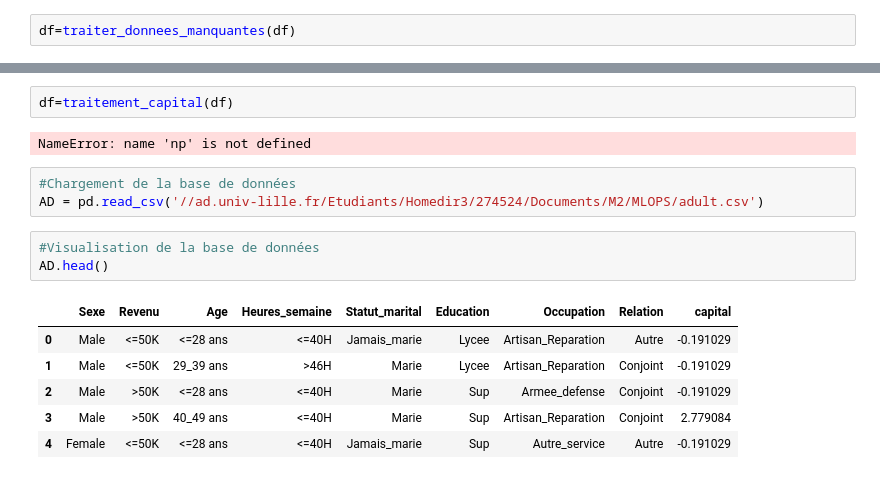
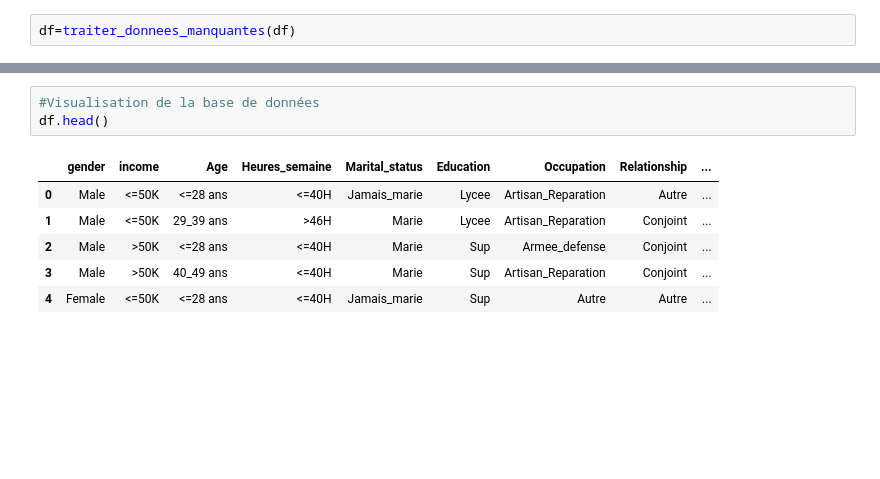
Before and after one commit to AxoulDeci/MLOPS, a Jupyter notebook: notebooks/stats_descriptives.ipynb, the cells around one changed output, grey strips where cells are left out. Drawn from its saved outputs; the diff is of its cells as text; blank space fills up the shorter version.

```diff
--- a/notebooks/stats_descriptives.ipynb
+++ b/notebooks/stats_descriptives.ipynb
@@ -54,20 +61,13 @@ KeyError: "['country_group', 'Emploi_Secteur'] not found in axis"
-# %%
-df=traitement_capital(df)
-# %% [output]
-NameError: name 'np' is not defined
-# %%
-#Chargement de la base de données
-AD = pd.read_csv('//ad.univ-lille.fr/Etudiants/Homedir3/274524/Documents/M2/MLOPS/adult.csv')
 # %%
 #Visualisation de la base de données
-AD.head()
+df.head()
 # %% [output]
-|  | Sexe | Revenu | Age | Heures_semaine | Statut_marital | Education | Occupation | Relation | capital |
-| 0 | Male | <=50K | <=28 ans | <=40H | Jamais_marie | Lycee | Artisan_Reparation | Autre | -0.191029 |
-| 1 | Male | <=50K | 29_39 ans | >46H | Marie | Lycee | Artisan_Reparation | Conjoint | -0.191029 |
-| 2 | Male | >50K | <=28 ans | <=40H | Marie | Sup | Armee_defense | Conjoint | -0.191029 |
-| 3 | Male | >50K | 40_49 ans | <=40H | Marie | Sup | Artisan_Reparation | Conjoint | 2.779084 |
-| 4 | Female | <=50K | <=28 ans | <=40H | Jamais_marie | Sup | Autre_service | Autre | -0.191029 |
+|  | gender | income | Age | Heures_semaine | Marital_status | Education | Occupation | Relationship | ... |
+| 0 | Male | <=50K | <=28 ans | <=40H | Jamais_marie | Lycee | Artisan_Reparation | Autre | ... |
+| 1 | Male | <=50K | 29_39 ans | >46H | Marie | Lycee | Artisan_Reparation | Conjoint | ... |
+| 2 | Male | >50K | <=28 ans | <=40H | Marie | Sup | Armee_defense | Conjoint | ... |
+| 3 | Male | >50K | 40_49 ans | <=40H | Marie | Sup | Artisan_Reparation | Conjoint | ... |
+| 4 | Female | <=50K | <=28 ans | <=40H | Jamais_marie | Sup | Autre | Autre | ... |
 # %%
 
 #Revenu annuel des inidividus enqêtés
```
Also changed, not shown: parts of 18 cells of this notebook, 2 other files.
